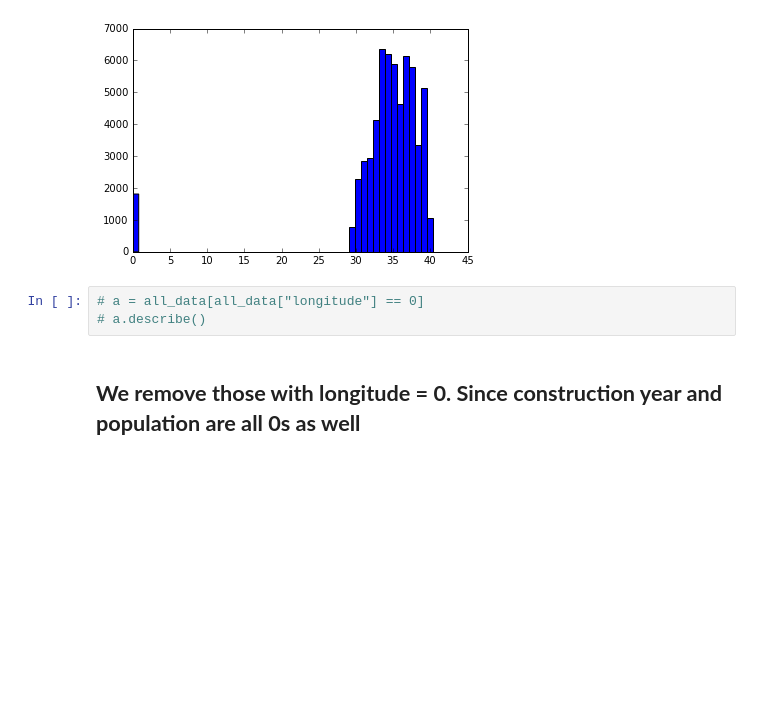
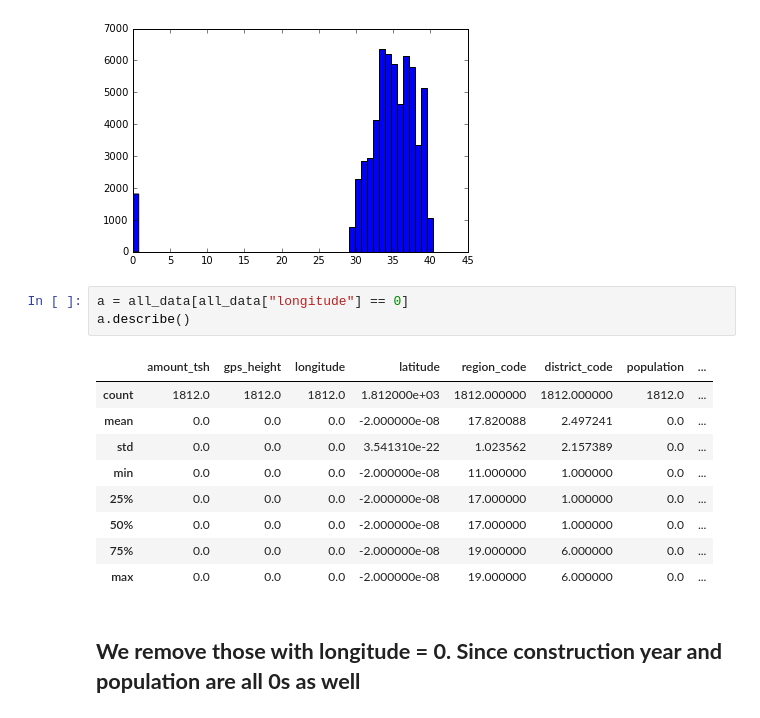
Before and after one commit to liufan2312/ORIE4741-DrivenData-Competition, a Jupyter notebook: Data Cleansing.ipynb, the cells around one changed output. Drawn from its saved outputs; the diff is of its cells as text; blank space fills up the shorter version.

```diff
--- a/Data Cleansing.ipynb
+++ b/Data Cleansing.ipynb
@@ -64,8 +72,18 @@ plt.show()
 # %% [output]
 [figure]
 # %%
-# a = all_data[all_data["longitude"] == 0]
-# a.describe()
+a = all_data[all_data["longitude"] == 0]
+a.describe()
+# %% [output]
+|  | amount_tsh | gps_height | longitude | latitude | region_code | district_code | population | ... |
+| count | 1812.0 | 1812.0 | 1812.0 | 1.812000e+03 | 1812.000000 | 1812.000000 | 1812.0 | ... |
+| mean | 0.0 | 0.0 | 0.0 | -2.000000e-08 | 17.820088 | 2.497241 | 0.0 | ... |
+| std | 0.0 | 0.0 | 0.0 | 3.541310e-22 | 1.023562 | 2.157389 | 0.0 | ... |
+| min | 0.0 | 0.0 | 0.0 | -2.000000e-08 | 11.000000 | 1.000000 | 0.0 | ... |
+| 25% | 0.0 | 0.0 | 0.0 | -2.000000e-08 | 17.000000 | 1.000000 | 0.0 | ... |
+| 50% | 0.0 | 0.0 | 0.0 | -2.000000e-08 | 17.000000 | 1.000000 | 0.0 | ... |
+| 75% | 0.0 | 0.0 | 0.0 | -2.000000e-08 | 19.000000 | 6.000000 | 0.0 | ... |
+| max | 0.0 | 0.0 | 0.0 | -2.000000e-08 | 19.000000 | 6.000000 | 0.0 | ... |
 # %% [markdown]
 ## **We remove those with longitude = 0. Since construction year and population are all 0s as well**
 # %%
```
Also changed, not shown: parts of 12 cells of this notebook, 2 other files.
